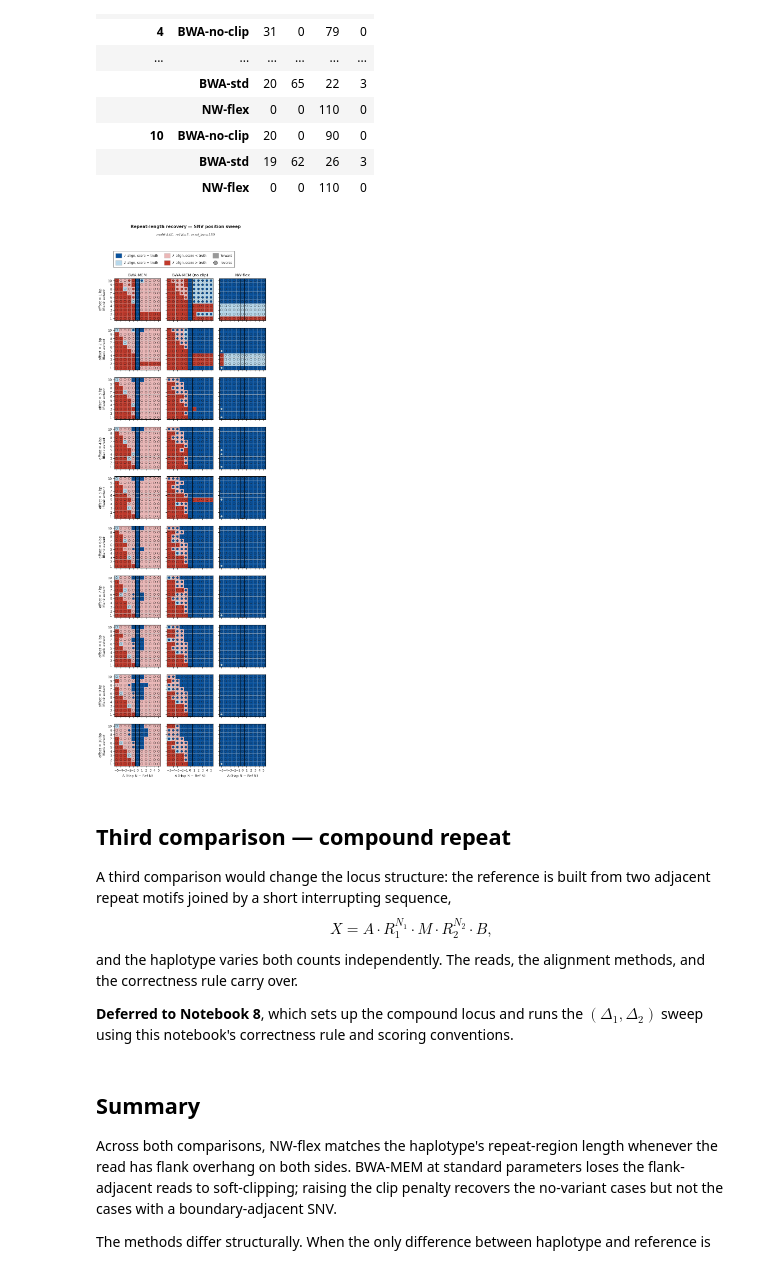
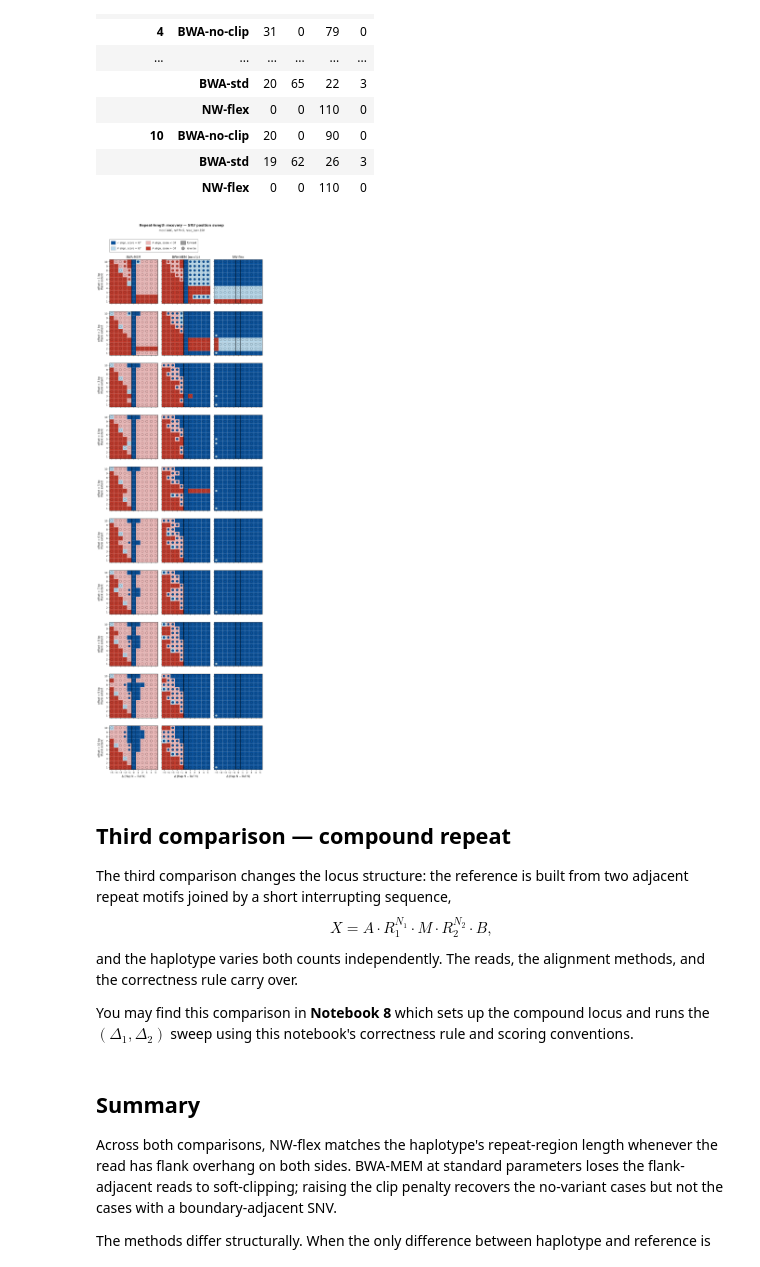
Before and after one commit to nwflex/nwflex, a Jupyter notebook: notebooks/07_NWflex_BWA_Comparison.ipynb, the cells around one changed output. Drawn from its saved outputs; the diff is of its cells as text; code cells hidden in the pictures.

```diff
--- a/notebooks/07_NWflex_BWA_Comparison.ipynb
+++ b/notebooks/07_NWflex_BWA_Comparison.ipynb
@@ -386,7 +389,7 @@ for k, ix in enumerate(illustrative_idx):
         table_rows.append({
             "read": ix,
             "lflank": r_fwd.lflank_extent, "rflank": r_fwd.rflank_extent,
-            "mode": mode, "orient": "mirror",
+            "mode": mode, "orient": "rc",
             "cigar": rc_cigar_to_forward(h_rc.pos, h_rc.cigar, ref_length),
             "SW score": int(h_rc.score),
             "NW score": _nw(r_rc, rc_locus_X, h_rc),
@@ -466,7 +469,7 @@ for k, ix in enumerate(illustrative_idx):
     table_rows.append({
         "read": ix,
         "lflank": r_fwd.lflank_extent, "rflank": r_fwd.rflank_extent,
-        "orient": "mirror",
+        "orient": "rc",
         "cigar": rc_cigar_to_forward(rc_hit.pos, rc_hit.cigar,
                                      nwflex_ref_length),
         "NW score": int(rc_hit.score),
@@ -667,8 +673,8 @@ methods = [
 
 def _make_variant(label, hap):
     """Notebook-local wrapper that binds this notebook's tiling
-    constants (READ_LEN, K_MIN_FLANK, TARGET_LFLANKS) to the package's
-    `make_variant`."""
+    parameters (READ_LEN, K_MIN_FLANK) and the lflank filter
+    (TARGET_LFLANKS) to the package's `make_variant`."""
     return make_variant(label, hap,
                         read_len=READ_LEN, k_min_flank=K_MIN_FLANK,
                         target_lflanks=TARGET_LFLANKS)
@@ -806,25 +812,25 @@ Sweep: 10 offsets × 11 Δs × 10 lflanks × 3 arms = 3300 verdicts  (combine='b
 # %%
 rows = [(k, snv_sweep_df[snv_sweep_df["snv_offset"] == k]) for k in SNV_OFFSETS]
 
 plot_correctness_heatmap_rows(
     rows,
     deltas=DELTAS, lflanks=LFLANK_EXTENTS, arm_titles=ARM_TITLES,
     row_label_fn=lambda k: f"offset = {k} bp",
     suptitle="Repeat-length recovery — SNV position sweep",
     subtitle=f"motif {locus.R}, ref N={locus.N}, read_len={READ_LEN}",
-    scale=0.4,
-    font_scale=0.6,
+    scale=0.6,
+    font_scale=0.7,
 );
 # %% [output]
-[figure, old version]
+[figure, new version]
 # %% [markdown]
 ## Third comparison — compound repeat
 
-A third comparison would change the locus structure: the reference is built from two adjacent repeat motifs joined by a short interrupting sequence,
+The third comparison changes the locus structure: the reference is built from two adjacent repeat motifs joined by a short interrupting sequence,
 $$X = A \cdot R_1^{N_1} \cdot M \cdot R_2^{N_2} \cdot B,$$
 and the haplotype varies both counts independently. The reads, the alignment methods, and the correctness rule carry over.
 
-**Deferred to Notebook 8**, which sets up the compound locus and runs the $(\Delta_1, \Delta_2)$ sweep using this notebook's correctness rule and scoring conventions.
+You may find this comparison in **Notebook 8** which sets up the compound locus and runs the $(\Delta_1, \Delta_2)$ sweep using this notebook's correctness rule and scoring conventions.
 # %% [markdown]
 ## Summary
 
```
Also changed, not shown: parts of 9 cells of this notebook, 16 other files.
